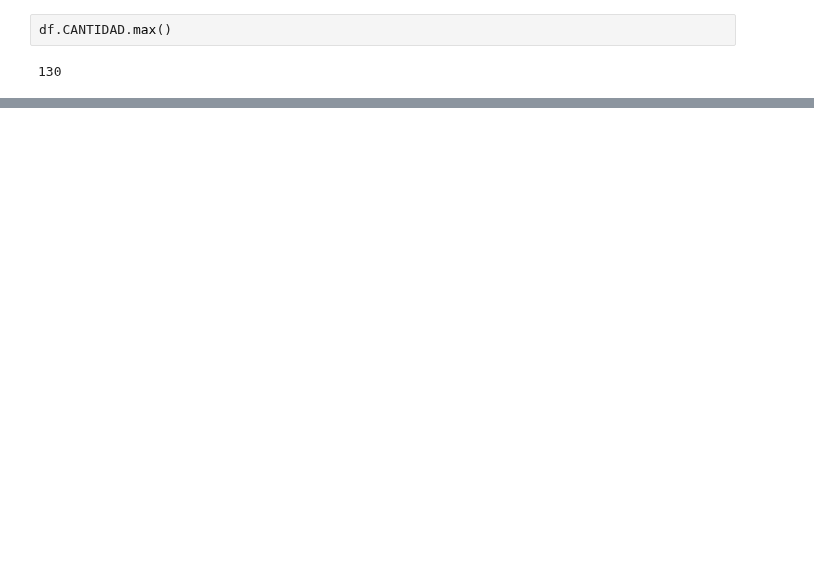
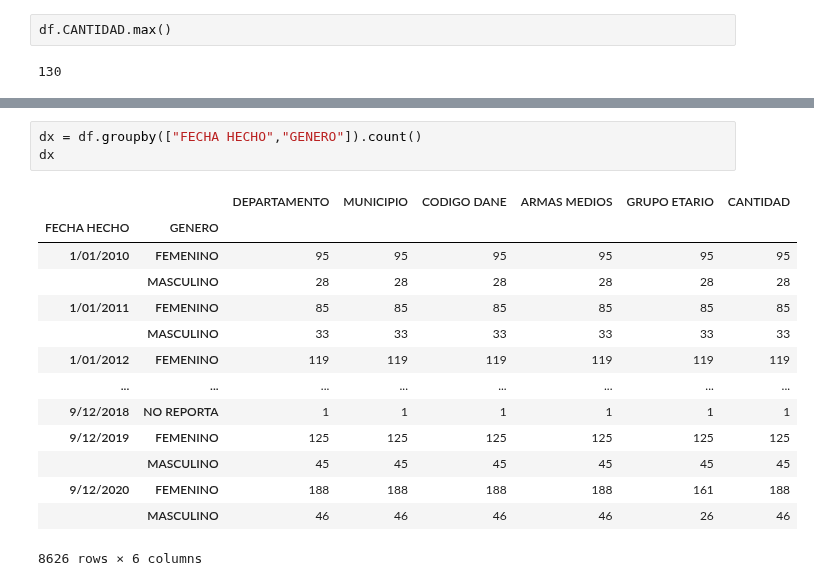
Before and after one commit to onavarrete04/Introduccion-Ciencia-Datos, a Jupyter notebook: Violencia Doméstica en Colombia.ipynb, the cells around one changed output, grey strips where cells are left out. Saved outputs shown, nothing was run; the diff lists cells and outputs as text; blank space fills up the shorter version.

```diff
--- a/Violencia Doméstica en Colombia.ipynb
+++ b/Violencia Doméstica en Colombia.ipynb
@@ -229,0 +240,18 @@ dx.head()
+# %%
+dx = df.groupby(["FECHA HECHO","GENERO"]).count()
+dx
+# %% [output]
+|  |  | DEPARTAMENTO | MUNICIPIO | CODIGO DANE | ARMAS MEDIOS | GRUPO ETARIO | CANTIDAD |
+| FECHA HECHO | GENERO |  |  |  |  |  |  |
+| 1/01/2010 | FEMENINO | 95 | 95 | 95 | 95 | 95 | 95 |
+|  | MASCULINO | 28 | 28 | 28 | 28 | 28 | 28 |
+| 1/01/2011 | FEMENINO | 85 | 85 | 85 | 85 | 85 | 85 |
+|  | MASCULINO | 33 | 33 | 33 | 33 | 33 | 33 |
+| 1/01/2012 | FEMENINO | 119 | 119 | 119 | 119 | 119 | 119 |
+| ... | ... | ... | ... | ... | ... | ... | ... |
+| 9/12/2018 | NO REPORTA | 1 | 1 | 1 | 1 | 1 | 1 |
+| 9/12/2019 | FEMENINO | 125 | 125 | 125 | 125 | 125 | 125 |
+|  | MASCULINO | 45 | 45 | 45 | 45 | 45 | 45 |
+| 9/12/2020 | FEMENINO | 188 | 188 | 188 | 188 | 161 | 188 |
+|  | MASCULINO | 46 | 46 | 46 | 46 | 26 | 46 |
+8626 rows × 6 columns
```
Also changed, not shown: parts of 3 cells of this notebook, 6 other files.
